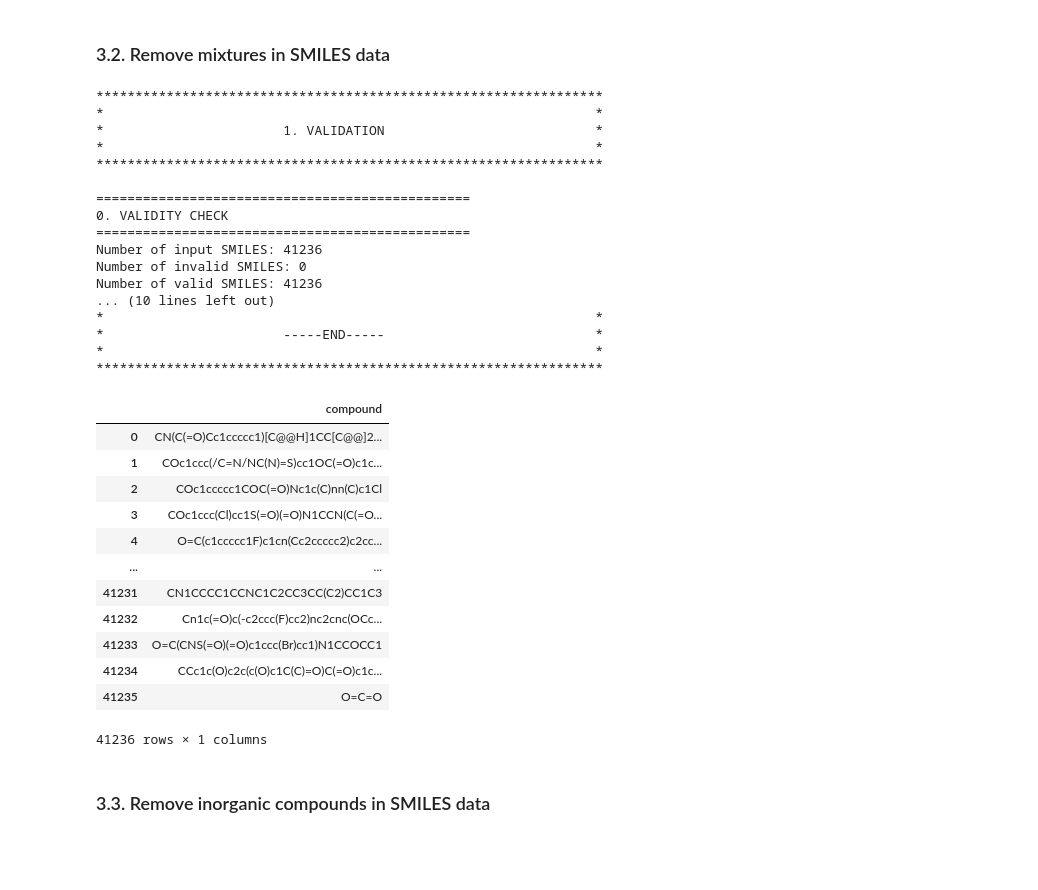
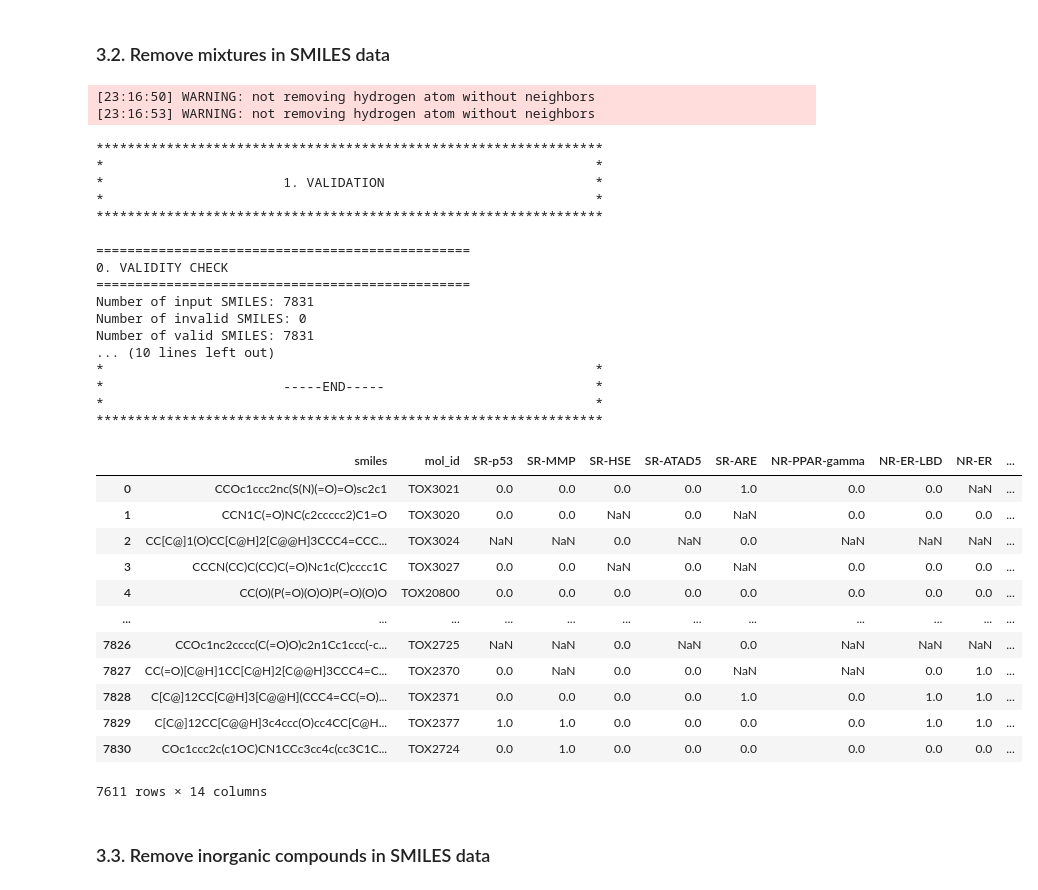
Before and after one commit to biochem-data-sci/mehc-curation, a Jupyter notebook: guideline_test.ipynb, the cells around one changed output. Cells and saved outputs as stored; diff of their text form; code cells hidden in the pictures; blank space fills up the shorter version.

```diff
--- a/guideline_test.ipynb
+++ b/guideline_test.ipynb
@@ -42,8 +42,9 @@ from curation.refinement import Refinement
 # %%
 pd.options.mode.chained_assignment = None  # default='warn'
 # %%
-smiles = pd.read_csv('data/cyp_train.csv')
-smiles = pd.Series(smiles.iloc[:, 1])
-smiles = pd.DataFrame(smiles)
+smiles = pd.read_csv('ml_testing/tox21/tox21.csv')
+col = list(smiles.columns)
+col.reverse()
+smiles = smiles[col]
 smiles
 # %% [output]
@@ -109,39 +112,41 @@ Number of valid SMILES: 41236
 # %% [markdown]
 ### 3.2. Remove mixtures in SMILES data
 # %%
-mixture_removed_smiles = ValidationStage(smiles).rm_mixtures(output_dir=output_dir, get_report=True, print_logs=True, n_cpu=16, split_factor=4)
+mixture_removed_smiles = ValidationStage(valid_smiles).rm_mixtures(output_dir=output_dir, get_report=True, print_logs=True, n_cpu=16, split_factor=4)
 mixture_removed_smiles
 # %% [output]
-*****************************************************************
-*                                                               *
-*                       1. VALIDATION                           *
-*                                                               *
-*****************************************************************
-
-================================================
-0. VALIDITY CHECK
-================================================
-Number of input SMILES: 41236
-Number of invalid SMILES: 0
-Number of valid SMILES: 41236
-... (10 lines left out)
-*                                                               *
-*                       -----END-----                           *
-*                                                               *
-*****************************************************************
+[23:16:50] WARNING: not removing hydrogen atom without neighbors
+[23:16:53] WARNING: not removing hydrogen atom without neighbors
+*****************************************************************
+*                                                               *
+*                       1. VALIDATION                           *
+*                                                               *
+*****************************************************************
+
+================================================
+0. VALIDITY CHECK
+================================================
+Number of input SMILES: 7831
+Number of invalid SMILES: 0
+Number of valid SMILES: 7831
+... (10 lines left out)
+*                                                               *
+*                       -----END-----                           *
+*                                                               *
+*****************************************************************
-|  | compound |
-| 0 | CN(C(=O)Cc1ccccc1)[C@@H]1CC[C@@]2... |
-| 1 | COc1ccc(/C=N/NC(N)=S)cc1OC(=O)c1c... |
-| 2 | COc1ccccc1COC(=O)Nc1c(C)nn(C)c1Cl |
-| 3 | COc1ccc(Cl)cc1S(=O)(=O)N1CCN(C(=O... |
-| 4 | O=C(c1ccccc1F)c1cn(Cc2ccccc2)c2cc... |
-| ... | ... |
-| 41231 | CN1CCCC1CCNC1C2CC3CC(C2)CC1C3 |
-| 41232 | Cn1c(=O)c(-c2ccc(F)cc2)nc2cnc(OCc... |
-| 41233 | O=C(CNS(=O)(=O)c1ccc(Br)cc1)N1CCOCC1 |
-| 41234 | CCc1c(O)c2c(c(O)c1C(C)=O)C(=O)c1c... |
-| 41235 | O=C=O |
+|  | smiles | mol_id | SR-p53 | SR-MMP | SR-HSE | SR-ATAD5 | SR-ARE | NR-PPAR-gamma | NR-ER-LBD | NR-ER | ... |
+| 0 | CCOc1ccc2nc(S(N)(=O)=O)sc2c1 | TOX3021 | 0.0 | 0.0 | 0.0 | 0.0 | 1.0 | 0.0 | 0.0 | NaN | ... |
+| 1 | CCN1C(=O)NC(c2ccccc2)C1=O | TOX3020 | 0.0 | 0.0 | NaN | 0.0 | NaN | 0.0 | 0.0 | 0.0 | ... |
+| 2 | CC[C@]1(O)CC[C@H]2[C@@H]3CCC4=CCC... | TOX3024 | NaN | NaN | 0.0 | NaN | 0.0 | NaN | NaN | NaN | ... |
+| 3 | CCCN(CC)C(CC)C(=O)Nc1c(C)cccc1C | TOX3027 | 0.0 | 0.0 | NaN | 0.0 | NaN | 0.0 | 0.0 | 0.0 | ... |
+| 4 | CC(O)(P(=O)(O)O)P(=O)(O)O | TOX20800 | 0.0 | 0.0 | 0.0 | 0.0 | 0.0 | 0.0 | 0.0 | 0.0 | ... |
+| ... | ... | ... | ... | ... | ... | ... | ... | ... | ... | ... | ... |
+| 7826 | CCOc1nc2cccc(C(=O)O)c2n1Cc1ccc(-c... | TOX2725 | NaN | NaN | 0.0 | NaN | 0.0 | NaN | NaN | NaN | ... |
+| 7827 | CC(=O)[C@H]1CC[C@H]2[C@@H]3CCC4=C... | TOX2370 | 0.0 | NaN | 0.0 | 0.0 | NaN | NaN | 0.0 | 1.0 | ... |
+| 7828 | C[C@]12CC[C@H]3[C@@H](CCC4=CC(=O)... | TOX2371 | 0.0 | 0.0 | 0.0 | 0.0 | 1.0 | 0.0 | 1.0 | 1.0 | ... |
+| 7829 | C[C@]12CC[C@@H]3c4ccc(O)cc4CC[C@H... | TOX2377 | 1.0 | 1.0 | 0.0 | 0.0 | 0.0 | 0.0 | 1.0 | 1.0 | ... |
+| 7830 | COc1ccc2c(c1OC)CN1CCc3cc4c(cc3C1C... | TOX2724 | 0.0 | 1.0 | 0.0 | 0.0 | 0.0 | 0.0 | 0.0 | 0.0 | ... |
-41236 rows × 1 columns
+7611 rows × 14 columns
 # %% [markdown]
 ### 3.3. Remove inorganic compounds in SMILES data
 # %%
```
Also changed, not shown: parts of 8 cells of this notebook, 16 other files.
